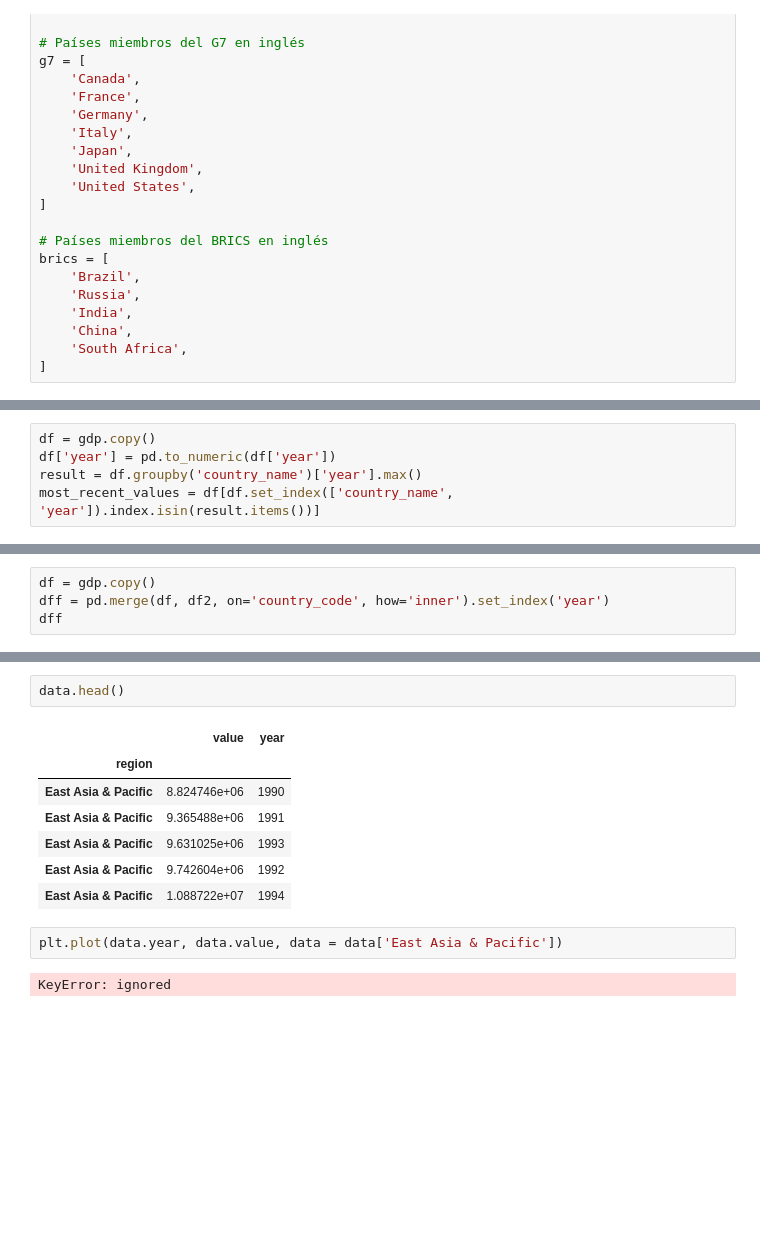
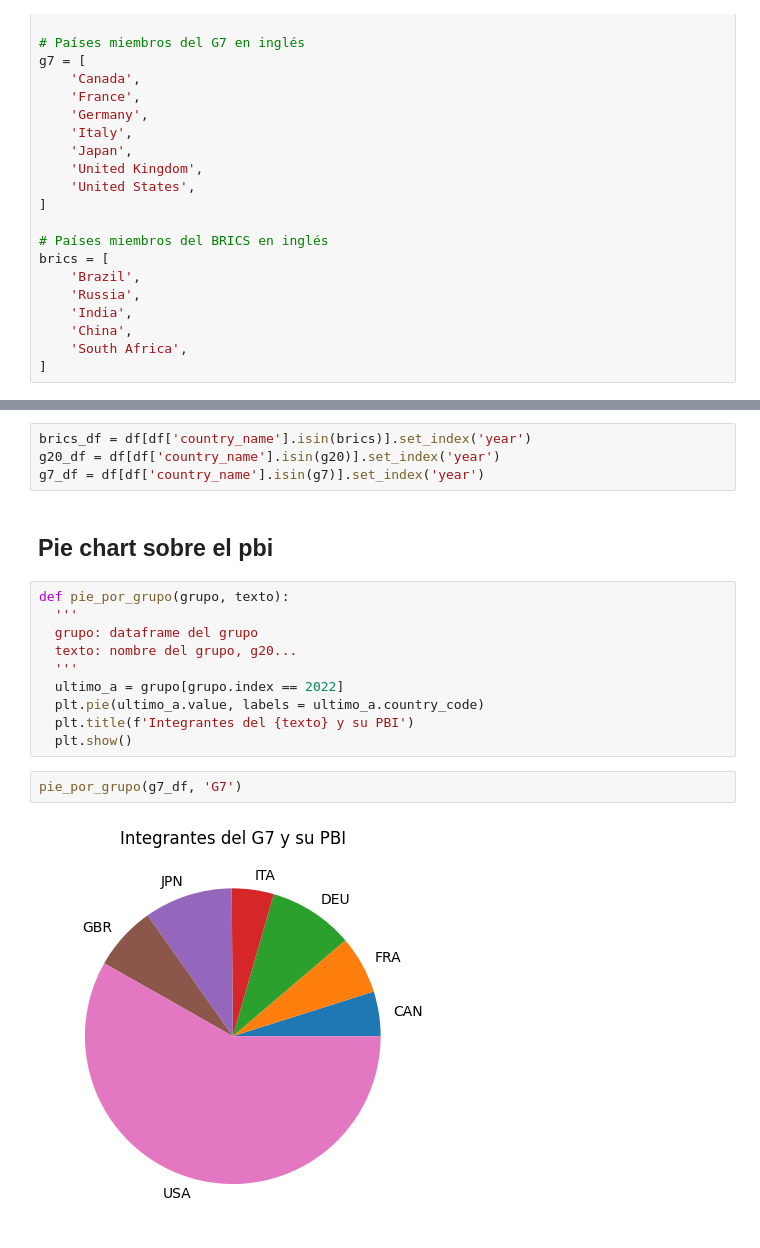
Before and after one commit to fowardelcac/PBI, a Jupyter notebook: Notebooks/Notebooks_1.ipynb, the cells around one changed output, grey strips where cells are left out. Drawn from its saved outputs; the diff is of its cells as text; blank space fills up the shorter version.

```diff
--- a/Notebooks/Notebooks_1.ipynb
+++ b/Notebooks/Notebooks_1.ipynb
@@ -218,5 +153,0 @@ gdp
-# %%
-df = gdp.copy()
-df['year'] = pd.to_numeric(df['year'])
-result = df.groupby('country_name')['year'].max()
-most_recent_values = df[df.set_index(['country_name', 'year']).index.isin(result.items())]
@@ -287,4 +153,0 @@ plt.show()
-# %%
-df = gdp.copy()
-dff = pd.merge(df, df2, on='country_code', how='inner').set_index('year')
-dff
@@ -310,14 +154,20 @@ data = pd.DataFrame(data).reset_index('value')
-# %%
-data.head()
-# %% [output]
-|  | value | year |
-| region |  |  |
-| East Asia & Pacific | 8.824746e+06 | 1990 |
-| East Asia & Pacific | 9.365488e+06 | 1991 |
-| East Asia & Pacific | 9.631025e+06 | 1993 |
-| East Asia & Pacific | 9.742604e+06 | 1992 |
-| East Asia & Pacific | 1.088722e+07 | 1994 |
-# %%
-plt.plot(data.year, data.value, data = data['East Asia & Pacific'])
-# %% [output]
-KeyError: ignored
+# %%
+brics_df = df[df['country_name'].isin(brics)].set_index('year')
+g20_df = df[df['country_name'].isin(g20)].set_index('year')
+g7_df = df[df['country_name'].isin(g7)].set_index('year')
+# %% [markdown]
+## Pie chart sobre el pbi
+# %%
+def pie_por_grupo(grupo, texto):
+  '''
+  grupo: dataframe del grupo
+  texto: nombre del grupo, g20...
+  '''
+  ultimo_a = grupo[grupo.index == 2022]
+  plt.pie(ultimo_a.value, labels = ultimo_a.country_code)
+  plt.title(f'Integrantes del {texto} y su PBI')
+  plt.show()
+# %%
+pie_por_grupo(g7_df, 'G7')
+# %% [output]
+[figure, added]
```
Also changed, not shown: parts of 45 cells of this notebook.
